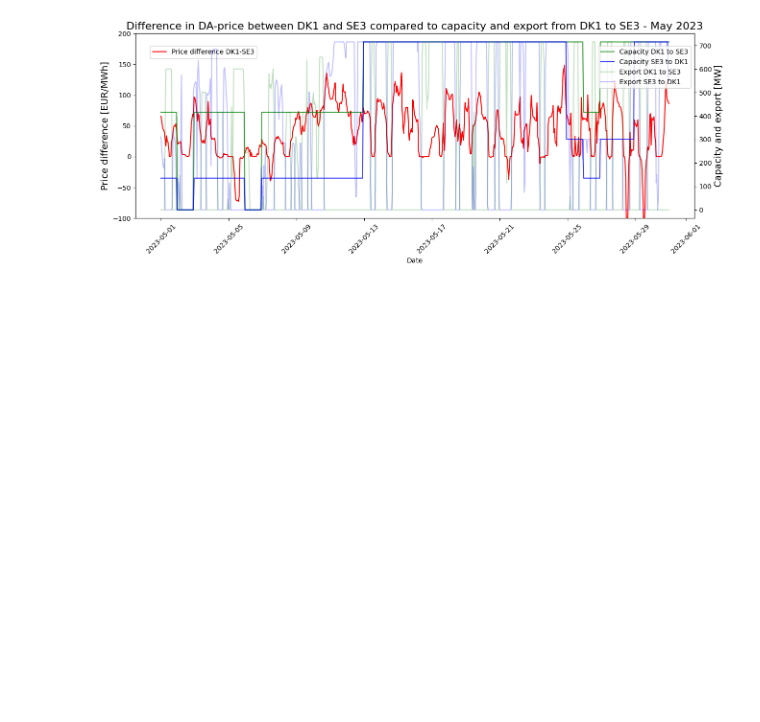
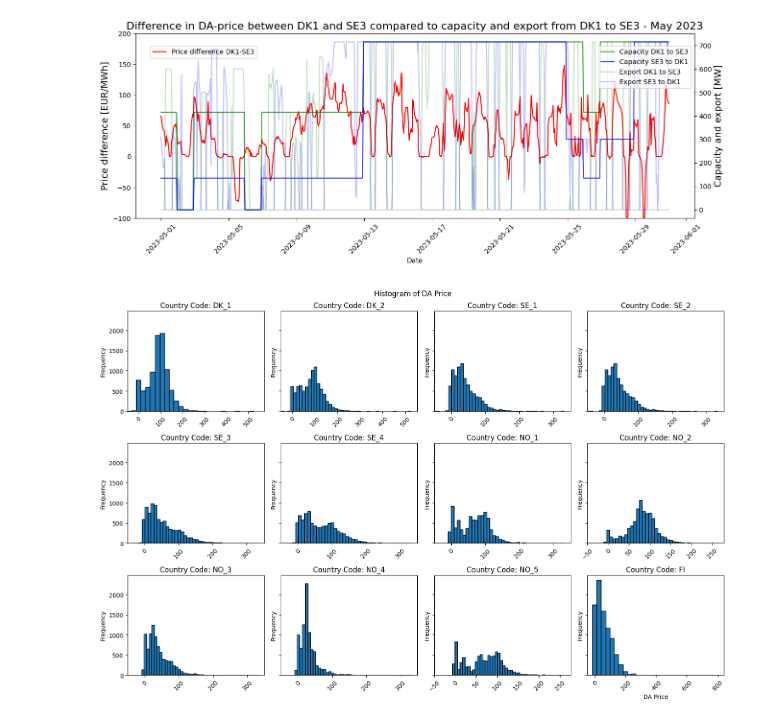
Before and after one commit to SorenBlattBendtsen/model_based, a Jupyter notebook: energy_data_nordics.ipynb, the cells around one changed output. Saved outputs shown, nothing was run; the diff lists cells and outputs as text; code cells hidden in the pictures; blank space fills up the shorter version.

Commit message:
histograms

```diff
--- a/energy_data_nordics.ipynb
+++ b/energy_data_nordics.ipynb
@@ -703,3 +703,45 @@ plt.savefig('plots/DK1_SE3.png')
 plt.show()
 # %% [output]
 [figure]
+# %%
+data_df = pd.read_csv("data/2023/nordic_energy_data.csv")
+data_df.shape
+# replace missing values with 0
+data_df.fillna(0, inplace=True)
+# %%
+# Get unique country codes
+unique_country_codes = data_df['country_code'].unique()
+
+# Create subplots for each country code in a 3x4 grid
+fig, axs = plt.subplots(3, 4, figsize=(15, 10),sharey=True)
+
+# Flatten axs array for easier iteration
+axs = axs.flatten()
+
+# Plot DA-prices with the country_code as labels
+for i, country_code in enumerate(unique_country_codes):
+    data_df_country = data_df[data_df['country_code'] == country_code]
+    # make histogram of DA-Price
+    axs[i].hist(data_df_country['DA-price [EUR/MWh]'], bins=45, edgecolor="black")
+    axs[i].set_ylabel('Frequency')
+    axs[i].set_title(f'Country Code: {country_code}')
+    axs[i].tick_params(axis='x', rotation=45)
+    # xlimits -50 to 300
+    axs[i].set_xlim(-50)
+
+
+
+# Set common x-label
+plt.xlabel('DA Price')
+# make overall title
+plt.suptitle('Histogram of DA Price')
+#rotate x-labels for all subplots
+
+# Adjust layout
+plt.tight_layout()
+
+# Show plot
+#plt.savefig('plots/DA-prices.png')
+plt.show()
+# %% [output]
+[figure, added]
```
Also changed, not shown: parts of 5 cells of this notebook, 2 other files.
